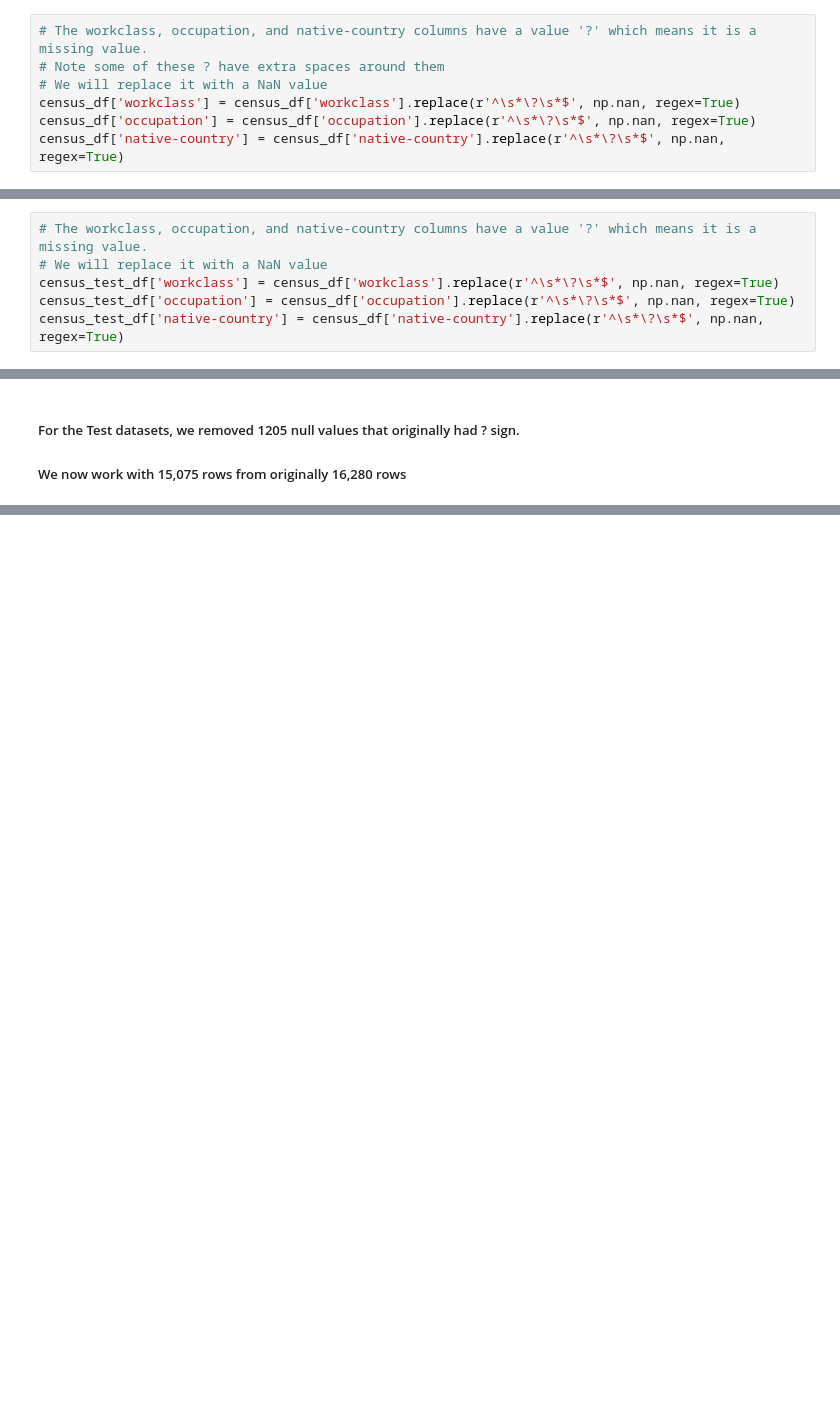
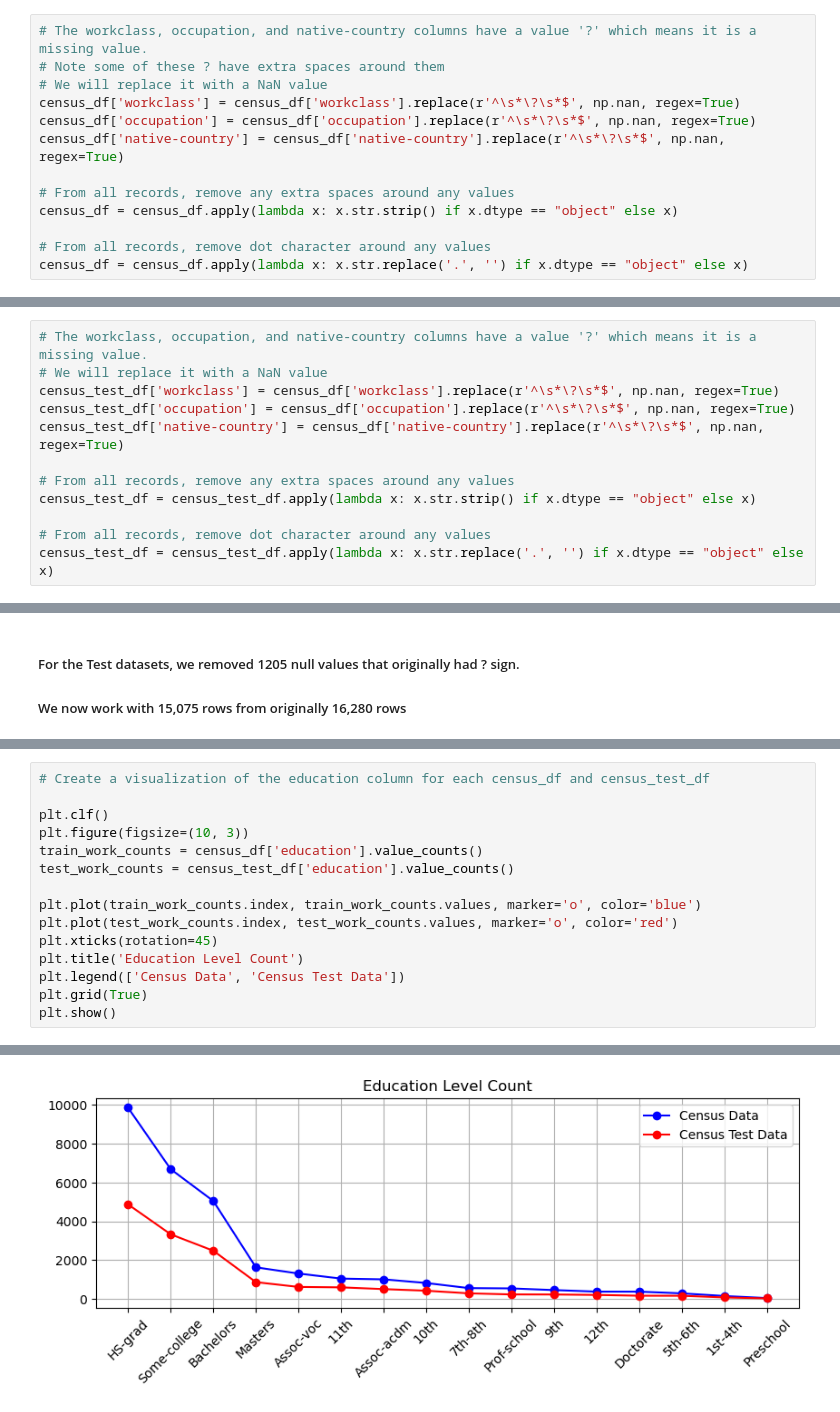
Before and after one commit to sppencerr/Census_Income_ML_Model_Team2, a Jupyter notebook: Group_2_Census_Income_ML_Model.ipynb, the cells around one changed output, grey strips where cells are left out. Drawn from its saved outputs; the diff is of its cells as text; blank space fills up the shorter version.

Commit message:
Adding visualizations for both Jupy notebooks

```diff
--- a/Group_2_Census_Income_ML_Model.ipynb
+++ b/Group_2_Census_Income_ML_Model.ipynb
@@ -159,6 +161,12 @@ income
 census_df['workclass'] = census_df['workclass'].replace(r'^\s*\?\s*$', np.nan, regex=True)
 census_df['occupation'] = census_df['occupation'].replace(r'^\s*\?\s*$', np.nan, regex=True)
 census_df['native-country'] = census_df['native-country'].replace(r'^\s*\?\s*$', np.nan, regex=True)
+
+# From all records, remove any extra spaces around any values
+census_df = census_df.apply(lambda x: x.str.strip() if x.dtype == "object" else x)
+
+# From all records, remove dot character around any values
+census_df = census_df.apply(lambda x: x.str.replace('.', '') if x.dtype == "object" else x)
 # %%
 # Drop all records that contain missing values (NaN)
 census_df.dropna(inplace=True)
@@ -259,6 +292,12 @@ income
 census_test_df['workclass'] = census_df['workclass'].replace(r'^\s*\?\s*$', np.nan, regex=True)
 census_test_df['occupation'] = census_df['occupation'].replace(r'^\s*\?\s*$', np.nan, regex=True)
 census_test_df['native-country'] = census_df['native-country'].replace(r'^\s*\?\s*$', np.nan, regex=True)
+
+# From all records, remove any extra spaces around any values
+census_test_df = census_test_df.apply(lambda x: x.str.strip() if x.dtype == "object" else x)
+
+# From all records, remove dot character around any values
+census_test_df = census_test_df.apply(lambda x: x.str.replace('.', '') if x.dtype == "object" else x)
 # %%
 # Drop all records that contain missing values (NaN)
 census_test_df.dropna(inplace=True)
@@ -272,0 +341,16 @@ census_test_df.shape
+# %%
+# Create a visualization of the education column for each census_df and census_test_df
+
+plt.clf()
+plt.figure(figsize=(10, 3))
+train_work_counts = census_df['education'].value_counts()
+test_work_counts = census_test_df['education'].value_counts()
+
+plt.plot(train_work_counts.index, train_work_counts.values, marker='o', color='blue')
+plt.plot(test_work_counts.index, test_work_counts.values, marker='o', color='red')
+plt.xticks(rotation=45)
+plt.title('Education Level Count')
+plt.legend(['Census Data', 'Census Test Data'])
+plt.grid(True)
+plt.show()
+# %% [output]
@@ -272,0 +358 @@ census_test_df.shape
+[figure, added]
```
Also changed, not shown: parts of 22 cells of this notebook, 1 other file.
